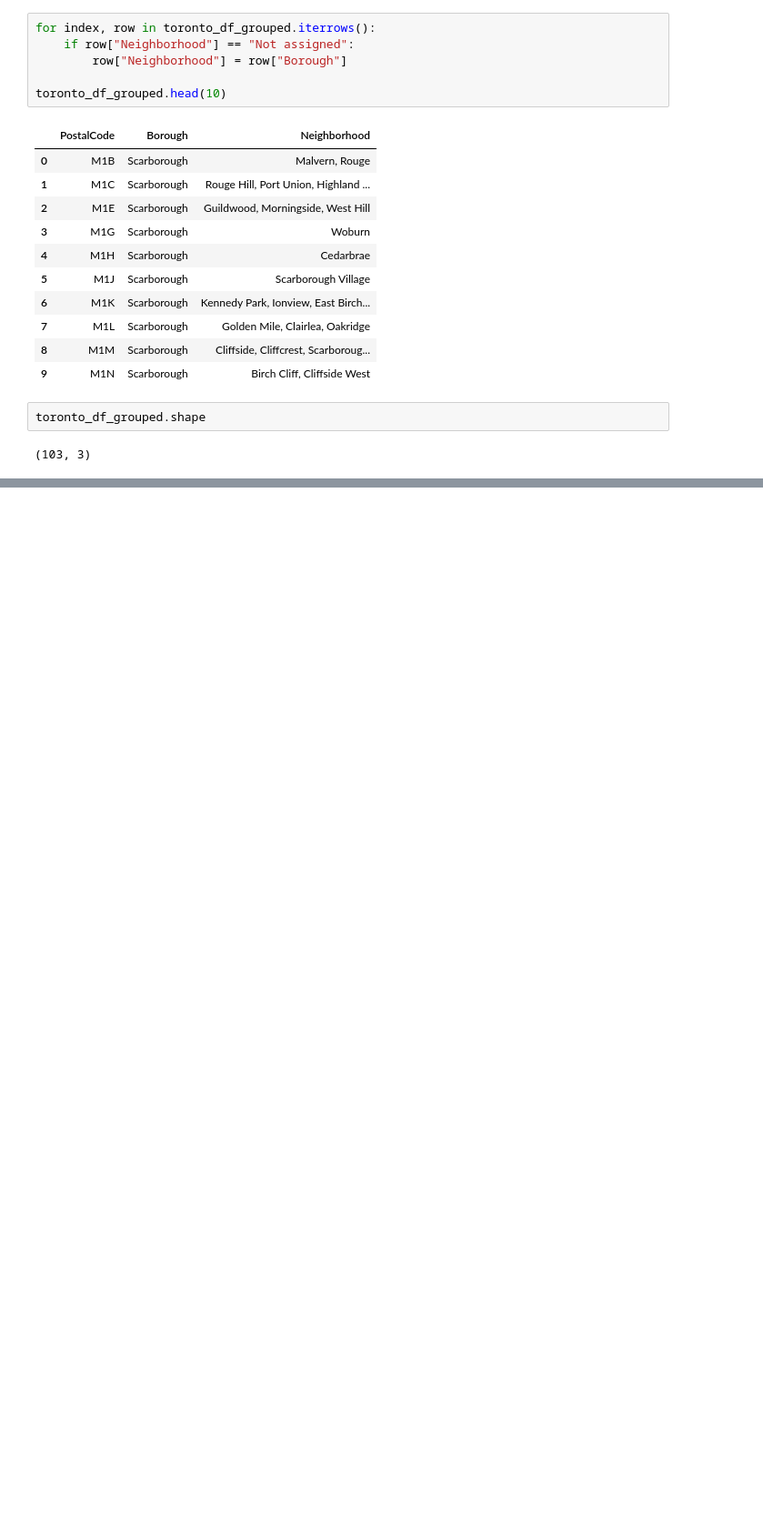
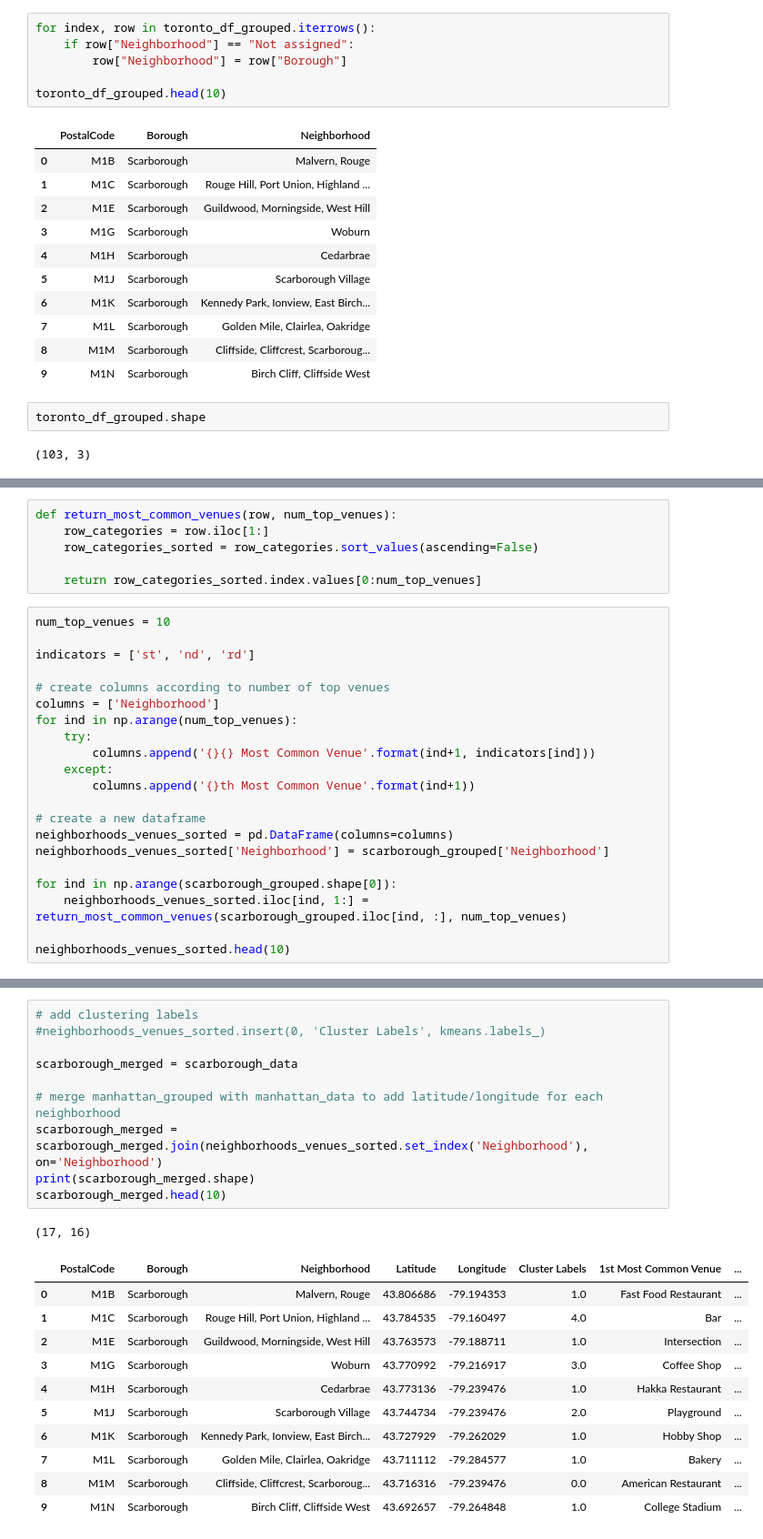
Before and after one commit to cuiwent/coursera_capstone_project, a Jupyter notebook: coursera_foursquare_capstone.ipynb, the cells around one changed output, grey strips where cells are left out. Shown at 91% size. Drawn from its saved outputs; the diff is of its cells as text; blank space fills up the shorter version.

```diff
--- a/coursera_foursquare_capstone.ipynb
+++ b/coursera_foursquare_capstone.ipynb
@@ -135,0 +489,27 @@ toronto_df_grouped.shape
+# %%
+def return_most_common_venues(row, num_top_venues):
+    row_categories = row.iloc[1:]
+    row_categories_sorted = row_categories.sort_values(ascending=False)
+
+    return row_categories_sorted.index.values[0:num_top_venues]
+# %%
+num_top_venues = 10
+
+indicators = ['st', 'nd', 'rd']
+
+# create columns according to number of top venues
+columns = ['Neighborhood']
+for ind in np.arange(num_top_venues):
+    try:
+        columns.append('{}{} Most Common Venue'.format(ind+1, indicators[ind]))
+    except:
+        columns.append('{}th Most Common Venue'.format(ind+1))
+
+# create a new dataframe
+neighborhoods_venues_sorted = pd.DataFrame(columns=columns)
+neighborhoods_venues_sorted['Neighborhood'] = scarborough_grouped['Neighborhood']
+
+for ind in np.arange(scarborough_grouped.shape[0]):
+    neighborhoods_venues_sorted.iloc[ind, 1:] = return_most_common_venues(scarborough_grouped.iloc[ind, :], num_top_venues)
+
+neighborhoods_venues_sorted.head(10)
@@ -135,0 +537,23 @@ toronto_df_grouped.shape
+# %%
+# add clustering labels
+#neighborhoods_venues_sorted.insert(0, 'Cluster Labels', kmeans.labels_)
+
+scarborough_merged = scarborough_data
+
+# merge manhattan_grouped with manhattan_data to add latitude/longitude for each neighborhood
+scarborough_merged = scarborough_merged.join(neighborhoods_venues_sorted.set_index('Neighborhood'), on='Neighborhood')
+print(scarborough_merged.shape)
+scarborough_merged.head(10)
+# %% [output]
+(17, 16)
+|  | PostalCode | Borough | Neighborhood | Latitude | Longitude | Cluster Labels | 1st Most Common Venue | ... |
+| 0 | M1B | Scarborough | Malvern, Rouge | 43.806686 | -79.194353 | 1.0 | Fast Food Restaurant | ... |
+| 1 | M1C | Scarborough | Rouge Hill, Port Union, Highland ... | 43.784535 | -79.160497 | 4.0 | Bar | ... |
+| 2 | M1E | Scarborough | Guildwood, Morningside, West Hill | 43.763573 | -79.188711 | 1.0 | Intersection | ... |
+| 3 | M1G | Scarborough | Woburn | 43.770992 | -79.216917 | 3.0 | Coffee Shop | ... |
+| 4 | M1H | Scarborough | Cedarbrae | 43.773136 | -79.239476 | 1.0 | Hakka Restaurant | ... |
+| 5 | M1J | Scarborough | Scarborough Village | 43.744734 | -79.239476 | 2.0 | Playground | ... |
+| 6 | M1K | Scarborough | Kennedy Park, Ionview, East Birch... | 43.727929 | -79.262029 | 1.0 | Hobby Shop | ... |
+| 7 | M1L | Scarborough | Golden Mile, Clairlea, Oakridge | 43.711112 | -79.284577 | 1.0 | Bakery | ... |
+| 8 | M1M | Scarborough | Cliffside, Cliffcrest, Scarboroug... | 43.716316 | -79.239476 | 0.0 | American Restaurant | ... |
+| 9 | M1N | Scarborough | Birch Cliff, Cliffside West | 43.692657 | -79.264848 | 1.0 | College Stadium | ... |
```
Also changed, not shown: parts of 40 cells of this notebook, 1 other file.
